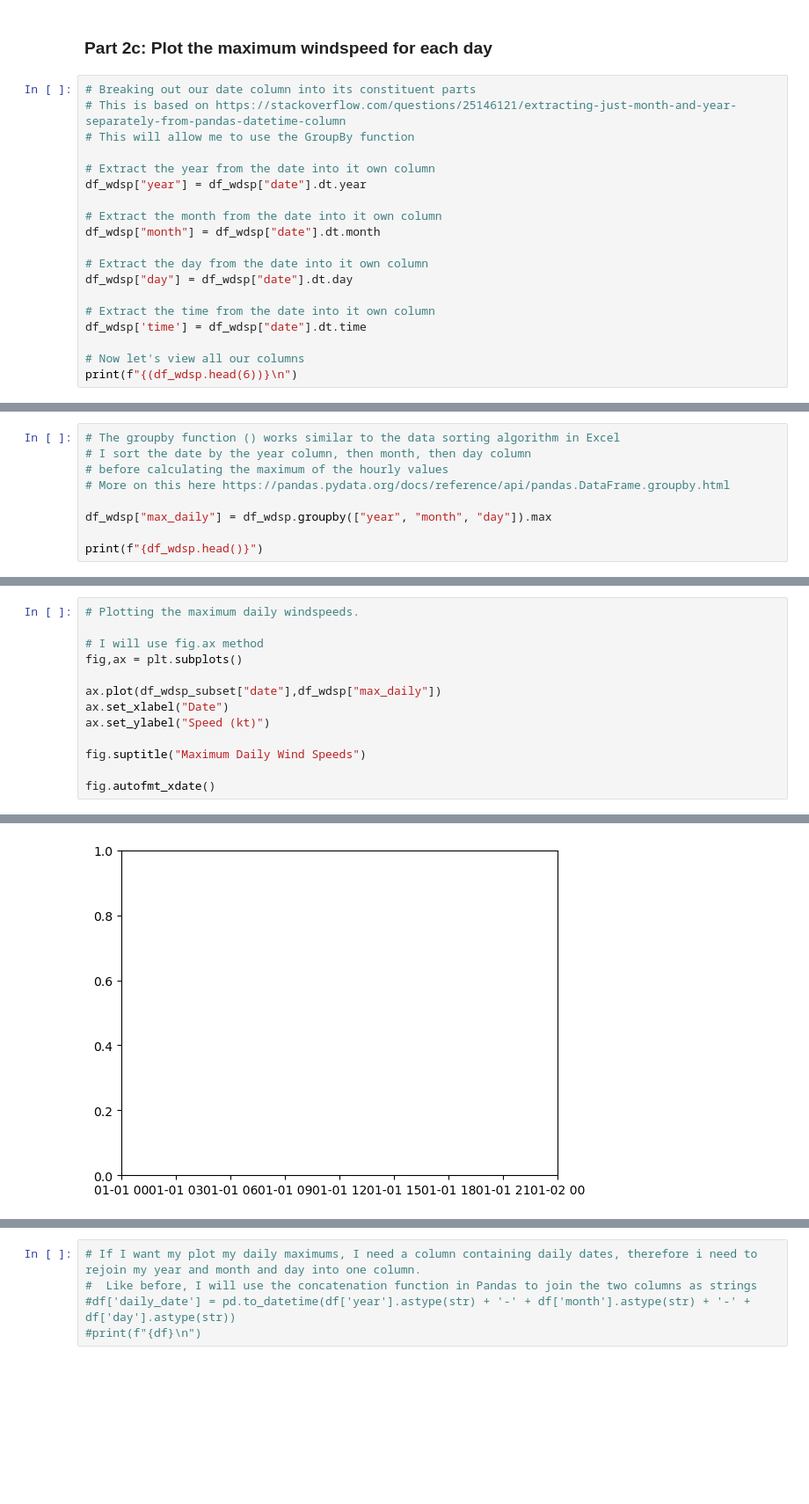
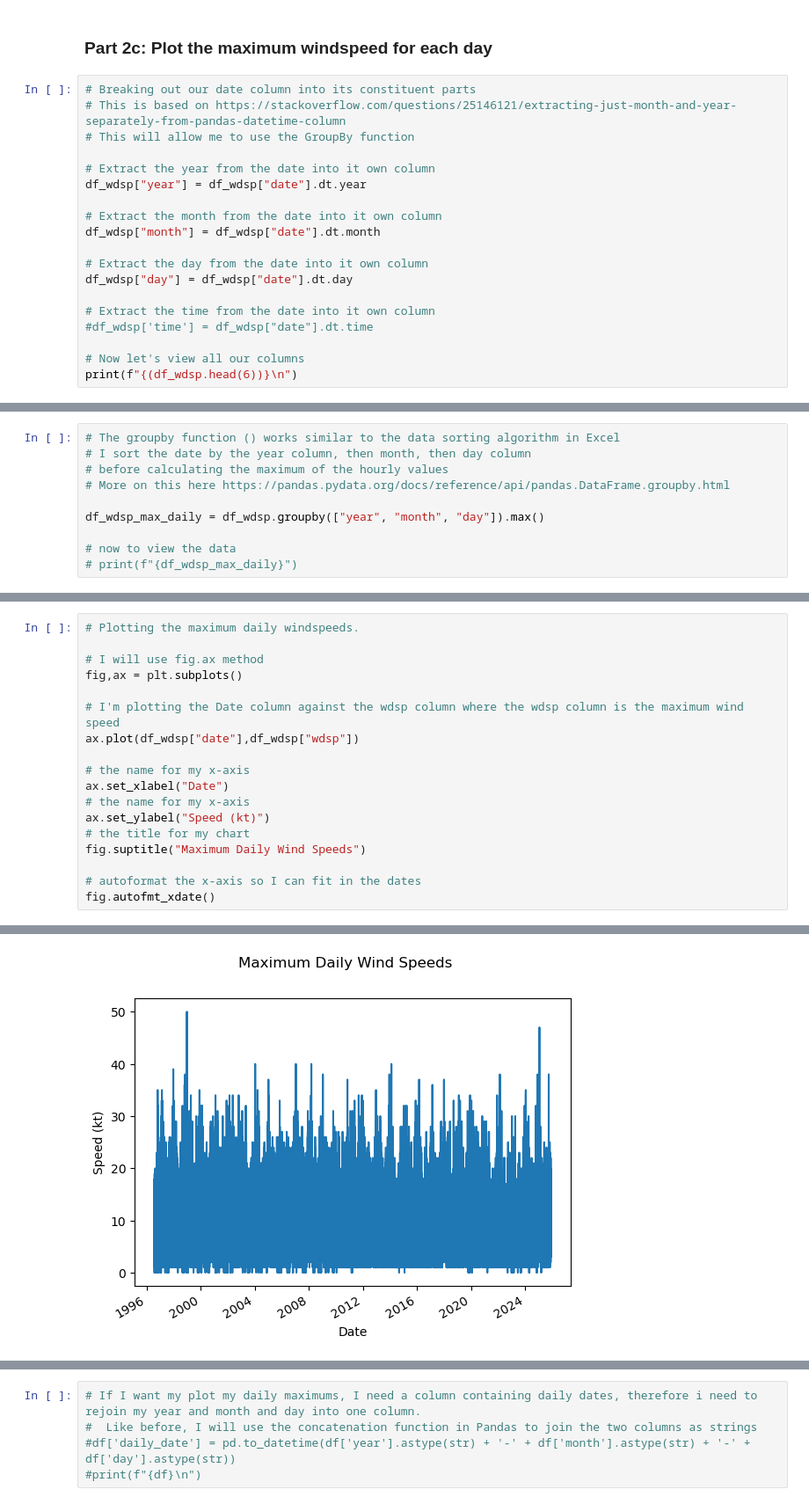
Before and after one commit to callagg2/PFDA, a Jupyter notebook: assignments/assignment06-Weather.ipynb, the cells around one changed output, grey strips where cells are left out. Shown at 88% size. Drawn from its saved outputs; the diff is of its cells as text; blank space fills up the shorter version.

Commit message:
answered almost all of second set of plots

```diff
--- a/assignments/assignment06-Weather.ipynb
+++ b/assignments/assignment06-Weather.ipynb
@@ -418,7 +418,7 @@ df_wdsp["month"] = df_wdsp["date"].dt.month
 df_wdsp["day"] = df_wdsp["date"].dt.day
 
 # Extract the time from the date into it own column
-df_wdsp['time'] = df_wdsp["date"].dt.time
+#df_wdsp['time'] = df_wdsp["date"].dt.time
 
 # Now let's view all our columns
 print(f"{(df_wdsp.head(6))}\n")
@@ -436,7 +436,8 @@ print(f"{(df_wdsp.head(6))}\n")
 # before calculating the maximum of the hourly values
 # More on this here https://pandas.pydata.org/docs/reference/api/pandas.DataFrame.groupby.html
 
-df_wdsp["max_daily"] = df_wdsp.groupby(["year", "month", "day"]).max
+df_wdsp_max_daily = df_wdsp.groupby(["year", "month", "day"]).max()
 
-print(f"{df_wdsp.head()}")
+# now to view the data
+# print(f"{df_wdsp_max_daily}")
 # %% [output]
@@ -461,11 +462,16 @@ year month day
 # I will use fig.ax method
 fig,ax = plt.subplots()
 
-ax.plot(df_wdsp_subset["date"],df_wdsp["max_daily"])
+# I'm plotting the Date column against the wdsp column where the wdsp column is the maximum wind speed
+ax.plot(df_wdsp["date"],df_wdsp["wdsp"])
+
+# the name for my x-axis
 ax.set_xlabel("Date")
+# the name for my x-axis
 ax.set_ylabel("Speed (kt)")
-
+# the title for my chart
 fig.suptitle("Maximum Daily Wind Speeds")
 
+# autoformat the x-axis so I can fit in the dates
 fig.autofmt_xdate()
 # %% [output]
@@ -473 +478 @@ ValueError: x and y must have same first dimension, but have shapes (24,) and (1
-[figure, old version]
+[figure, new version]
```
Also changed, not shown: parts of 6 cells of this notebook, 1 other file.
